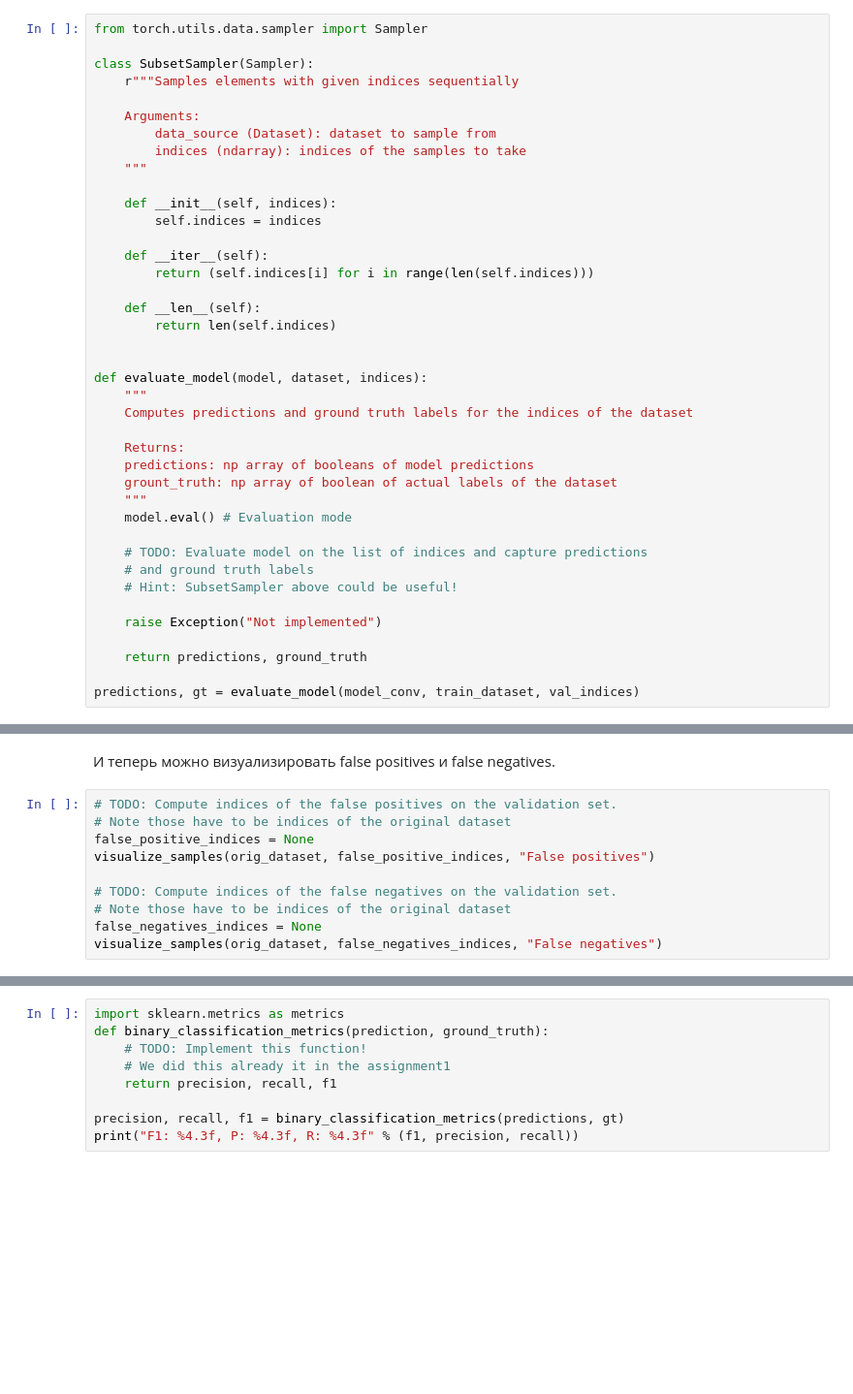
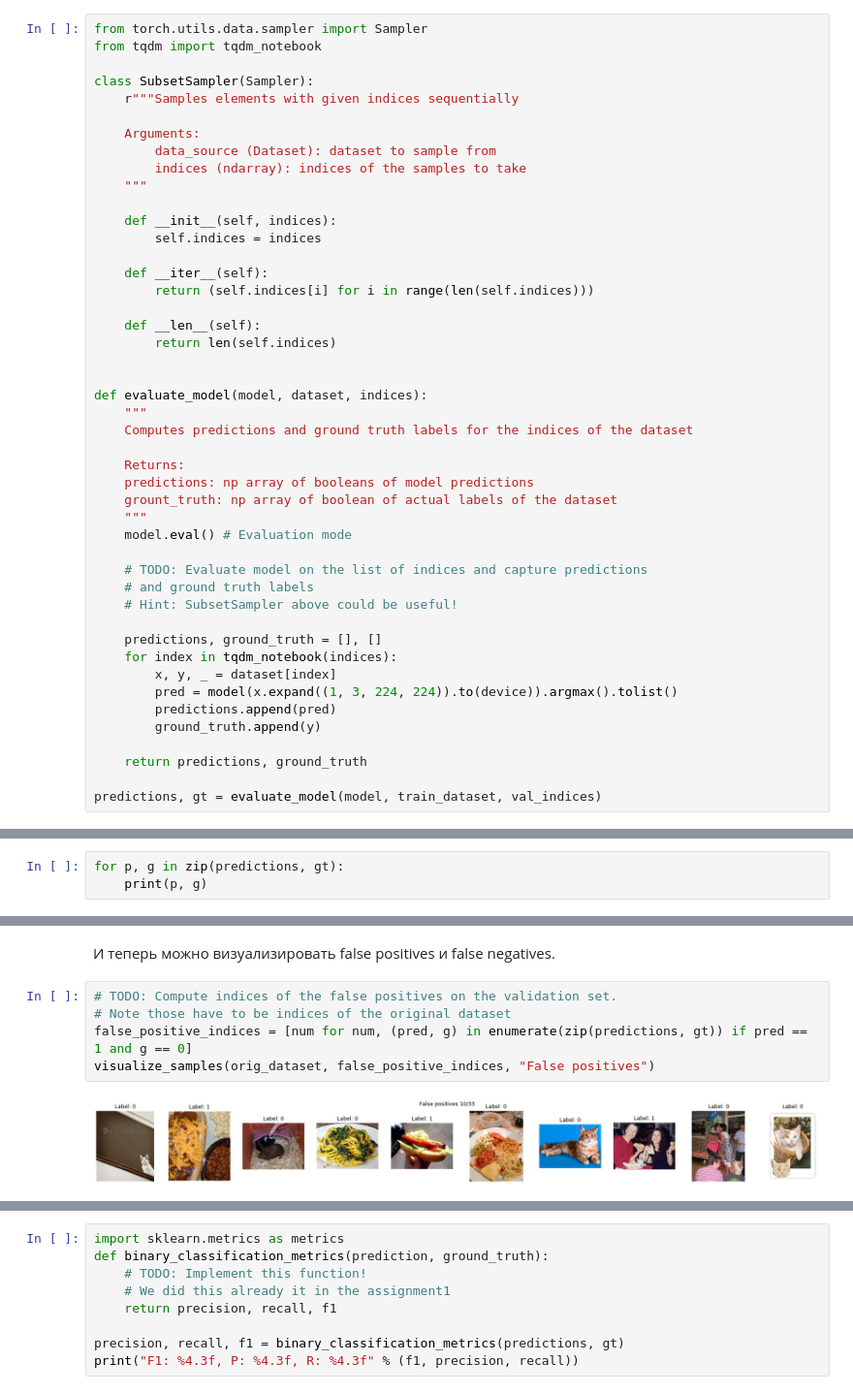
Before and after one commit to 2113vm/dl_course_ai, a Jupyter notebook: assignments/assignment4/HotdogOrNot.ipynb, the cells around one changed output, grey strips where cells are left out. Shown at 97% size. Drawn from its saved outputs; the diff is of its cells as text; blank space fills up the shorter version.

Commit message:
Completed visualize of answers

```diff
--- a/assignments/assignment4/HotdogOrNot.ipynb
+++ b/assignments/assignment4/HotdogOrNot.ipynb
@@ -468,6 +468,7 @@ Average loss: 0.282653, Train accuracy: 0.893837, Val accuracy: 0.897222
 Для этого мы прогоним модель через все примеры и сравним ее с истинными метками (ground truth).
 # %%
 from torch.utils.data.sampler import Sampler
+from tqdm import tqdm_notebook
 
 class SubsetSampler(Sampler):
     r"""Samples elements with given indices sequentially
@@ -501,8 +502,13 @@ def evaluate_model(model, dataset, indices):
     # and ground truth labels
     # Hint: SubsetSampler above could be useful!
 
-    raise Exception("Not implemented")
+    predictions, ground_truth = [], []
+    for index in tqdm_notebook(indices):
+        x, y, _ = dataset[index]
+        pred = model(x.expand((1, 3, 224, 224)).to(device)).argmax().tolist()
+        predictions.append(pred)
+        ground_truth.append(y)
 
     return predictions, ground_truth
 
-predictions, gt = evaluate_model(model_conv, train_dataset, val_indices)
+predictions, gt = evaluate_model(model, train_dataset, val_indices)
@@ -508,0 +517,3 @@ predictions, gt = evaluate_model(model_conv, train_dataset, val_indices)
+# %%
+for p, g in zip(predictions, gt):
+    print(p, g)
@@ -511,10 +540,7 @@ predictions, gt = evaluate_model(model_conv, train_dataset, val_indices)
 # %%
 # TODO: Compute indices of the false positives on the validation set.
 # Note those have to be indices of the original dataset
-false_positive_indices = None
+false_positive_indices = [num for num, (pred, g) in enumerate(zip(predictions, gt)) if pred == 1 and g == 0]
 visualize_samples(orig_dataset, false_positive_indices, "False positives")
-
-# TODO: Compute indices of the false negatives on the validation set.
-# Note those have to be indices of the original dataset
-false_negatives_indices = None
-visualize_samples(orig_dataset, false_negatives_indices, "False negatives")
+# %% [output]
+[figure, added]
```
Also changed, not shown: parts of 3 cells of this notebook.
